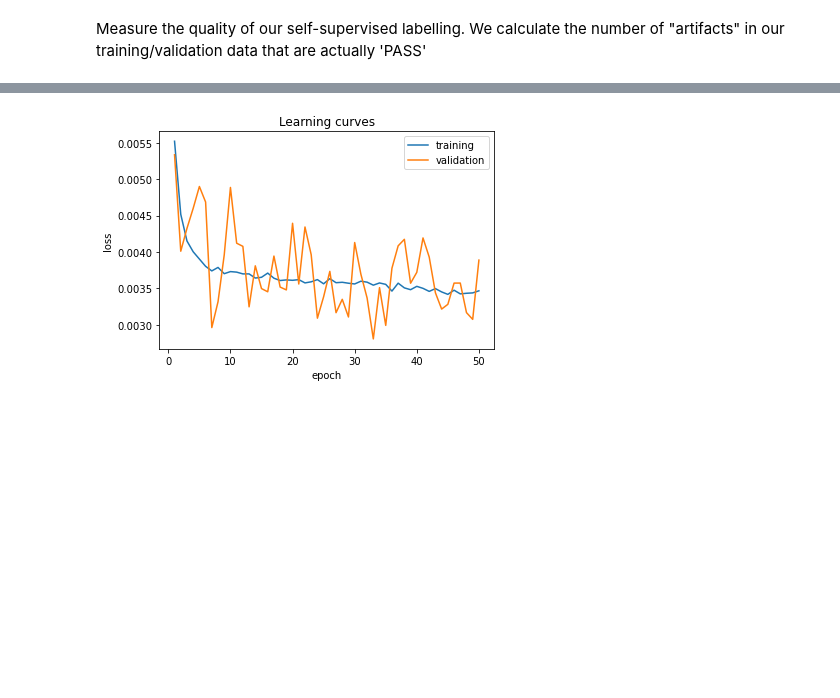
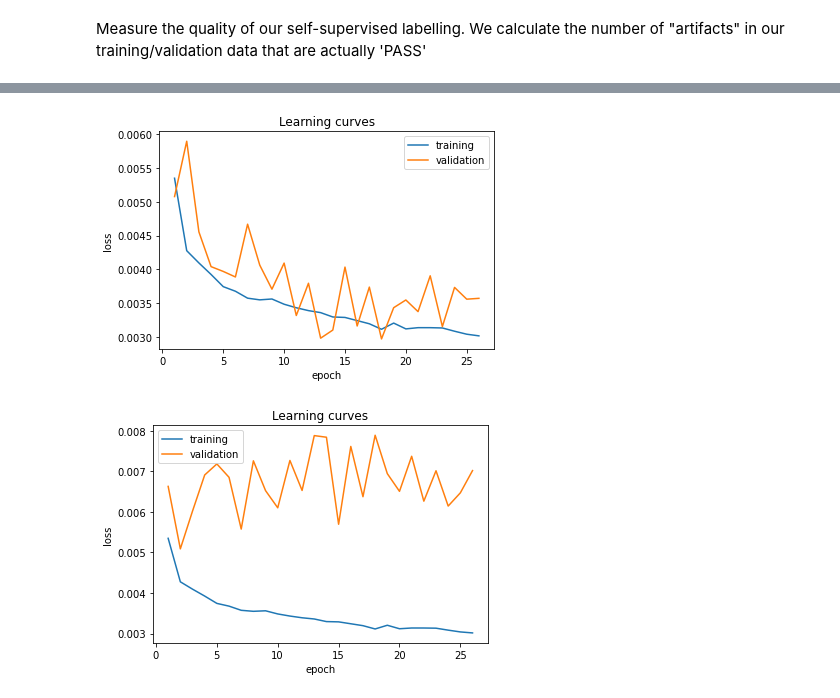
Before and after one commit to davidbenjamin/permutect, a Jupyter notebook: mutect3-prototype.ipynb, the cells around one changed output, grey strips where cells are left out. Cells and saved outputs as stored; diff of their text form; code cells hidden in the pictures; blank space fills up the shorter version.

```diff
--- a/mutect3-prototype.ipynb
+++ b/mutect3-prototype.ipynb
@@ -242,8 +280,10 @@ normal_sample = 'synthetic.challenge.set1.normal'
 
 # we can train on either the tumor OR the normal!
 #first find unnormalized data
-train_data, artifact_counts_and_depths = make_tensors(tumor_file, True, tumor_sample, normal_sample)
-test_data, _ = make_tensors(tumor_file, False, tumor_sample, normal_sample)
+train_data = make_tensors(tumor_file, True, tumor_sample, normal_sample)
+print("train tensors ready")
+test_data = make_tensors(tumor_file, False, tumor_sample, normal_sample)
+print("test tensors ready")
 
 #mu, sigma = find_normalization(train_data)
 #train_data = normalize(train_data, mu, sigma)
@@ -251,9 +291,11 @@ test_data, _ = make_tensors(tumor_file, False, tumor_sample, normal_sample)
 
 with open(pickled_train_file, 'wb') as f:
     pickle.dump(train_data, f)
+print("train data pickled")
 
 with open(pickled_test_file, 'wb') as f:
     pickle.dump(test_data, f)
+print("test data pickled")
 # %% [output]
 Processing line 0
 Processing line 100000
@@ -318,8 +340,8 @@ class Mutect3Dataset(Dataset):
 # %%
-data = Mutect3Dataset(pickled_train_file, False)
+data = Mutect3Dataset(pickled_train_file)
 train_len = int(0.9*len(data))
 valid_len = len(data) - train_len
 train, valid = random_split(data, lengths=[train_len, valid_len])
-test = Mutect3Dataset(pickled_test_file, False)
+test = Mutect3Dataset(pickled_test_file)
 print(len(train), len(valid), len(test))
 # %% [output]
@@ -343,4 +365,5 @@ print((np.bincount(artifact_alt_counts)[0:20]).tolist())
 # %%
+artifact_counts_and_depths = [(len(datum.alt_tensor()), datum.mutect2_data().tumor_depth()) for datum in data if datum.artifact_label() == 1]
 afs = [count / depth for count,depth in artifact_counts_and_depths]
 plt.hist(afs, bins=50)
 # %% [output]
@@ -738,8 +788,8 @@ def get_m2_validation_stats(loader):
 # %%
 BATCH_SIZE = 64
 
-train_labels = [datum[3][2] for datum in train]
-valid_labels = [datum[3][2] for datum in valid]
+train_labels = [datum.artifact_label() for datum in train]
+valid_labels = [datum.artifact_label() for datum in valid]
 
 model = ReadSetClassifier([NUM_READ_FEATURES, 20, 20], [NUM_INFO_FEATURES, 10], [10]).float()
 class_counts = torch.FloatTensor(np.bincount(train_labels).tolist())
@@ -760,36 +810,37 @@ optimizer = torch.optim.Adam(model.parameters())
 # track loss and accuracy as map from alt count bins to lists by epoch
 train_losses = []
 valid_losses = []
+test_losses = []
 # %%
-EPOCHS = 50
+EPOCHS = 25
 for epoch in range(0, EPOCHS):
-    for is_training in [True, False]:
+    for (loader, losses, epoch_type) in [(train_loader, train_losses, "training"), (valid_loader, valid_losses, "validating"), (test_loader, test_losses, "testing")]:
+        is_training = epoch_type == "training"
         model.train(is_training)
         epoch_loss = 0
 
-        # note the custom collate_fn above: ref_reads and alt_reads 2D tensors of all reads, one read per row,
-        # labels is a 1D tensor, ref_counts and alt_counts are lists
-        loader = train_loader if is_training else valid_loader
-        for batch, (ref_reads, alt_reads, ref_counts, alt_counts, info, labels, positions, filters) in enumerate(loader):
-            if batch % 1000 == 0:
-                print("Epoch " + str(epoch) +": " + ("training " if is_training else "validating ") + "batch " + str(batch))
+        for batch_number, batch in enumerate(loader):
+            if batch_number % 1000 == 0:
+                print("Epoch " + str(epoch) +": " + epoch_type + " batch " + str(batch_number))
                 clear_output(wait=True)
 
-            predictions, scores = model(ref_reads, alt_reads, ref_counts, alt_counts, info)
-            loss = criterion(predictions, labels) #+ 0.00*artifact_score_regularizer(scores, labels)
+            predictions = model(batch)
+            loss = criterion(predictions, batch.labels())
             epoch_loss += loss.item()
 
             if is_training:
                 optimizer.zero_grad()
                 loss.backward()
                 optimizer.step()
-        (train_losses if is_training else valid_losses).append(epoch_loss / (len(loader)*BATCH_SIZE))
+        losses.append(epoch_loss / (len(loader)*BATCH_SIZE))
     # end of epoch
 # model is trained
 
 fig, learning_curve = plot_learning_curves(train_losses, valid_losses)
+fig2, learning_curve2 = plot_learning_curves(train_losses, test_losses)
 # %% [output]
-[figure, old version]
+[figure, new version]
+[figure, added]
 # %%
 calibrated_model = TemperatureScaledReadSetClassifier(model)
 calibrated_model.set_temperature(valid_loader)
```
Also changed, not shown: parts of 29 cells of this notebook.
